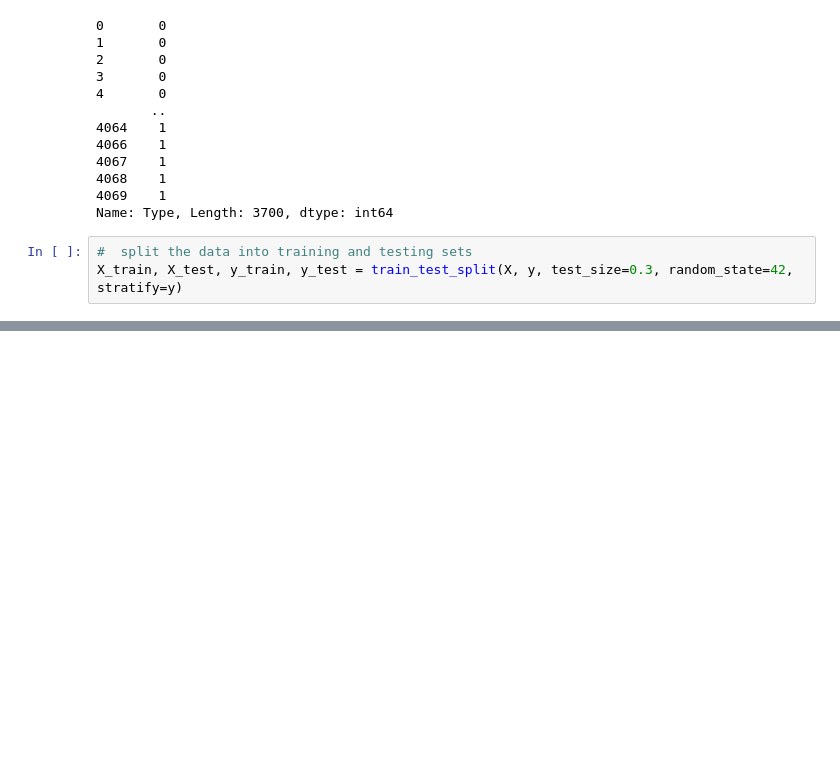
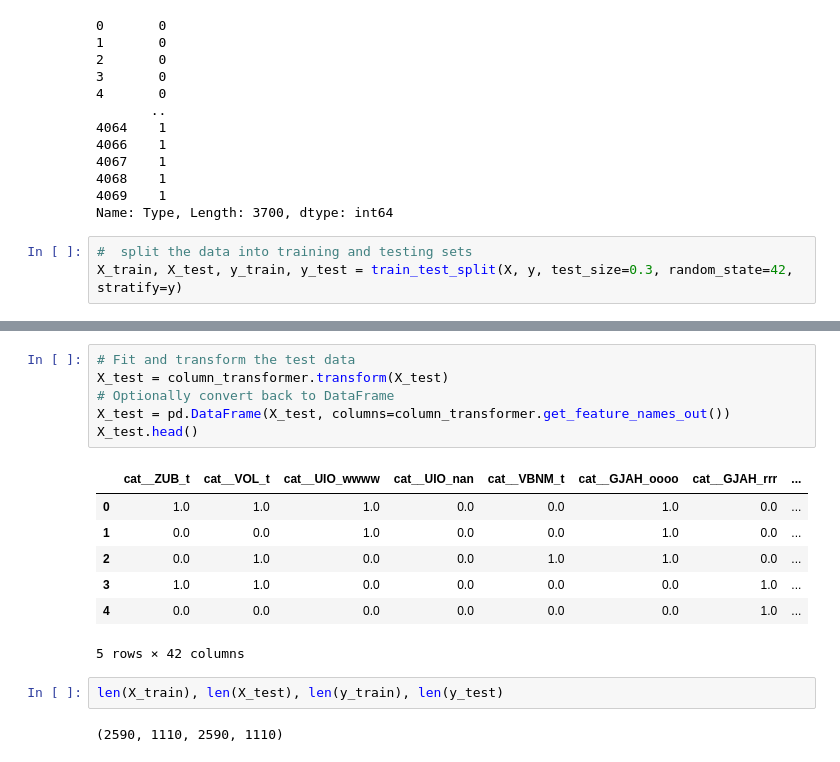
Before and after one commit to MohamedAdelNaguib/Multimodal-Bsed-Meme-Generation, a Jupyter notebook: binary_classifier/src/solution.ipynb, the cells around one changed output, grey strips where cells are left out. Saved outputs shown, nothing was run; the diff lists cells and outputs as text; blank space fills up the shorter version.

```diff
--- a/binary_classifier/src/solution.ipynb
+++ b/binary_classifier/src/solution.ipynb
@@ -285,0 +331,18 @@ X_train, X_test, y_train, y_test = train_test_split(X, y, test_size=0.3, random_
+# %%
+# Fit and transform the test data
+X_test = column_transformer.transform(X_test)
+# Optionally convert back to DataFrame
+X_test = pd.DataFrame(X_test, columns=column_transformer.get_feature_names_out())
+X_test.head()
+# %% [output]
+|  | cat__ZUB_t | cat__VOL_t | cat__UIO_wwww | cat__UIO_nan | cat__VBNM_t | cat__GJAH_oooo | cat__GJAH_rrr | ... |
+| 0 | 1.0 | 1.0 | 1.0 | 0.0 | 0.0 | 1.0 | 0.0 | ... |
+| 1 | 0.0 | 0.0 | 1.0 | 0.0 | 0.0 | 1.0 | 0.0 | ... |
+| 2 | 0.0 | 1.0 | 0.0 | 0.0 | 1.0 | 1.0 | 0.0 | ... |
+| 3 | 1.0 | 1.0 | 0.0 | 0.0 | 0.0 | 0.0 | 1.0 | ... |
+| 4 | 0.0 | 0.0 | 0.0 | 0.0 | 0.0 | 0.0 | 1.0 | ... |
+5 rows × 42 columns
+# %%
+len(X_train), len(X_test), len(y_train), len(y_test)
+# %% [output]
+(2590, 1110, 2590, 1110)
```
Also changed, not shown: parts of 4 cells of this notebook.
